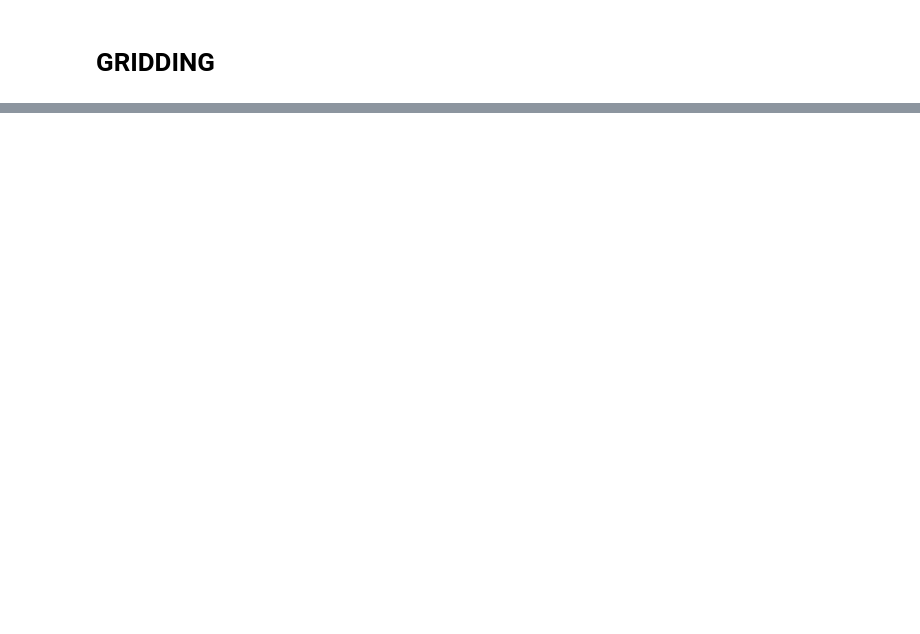
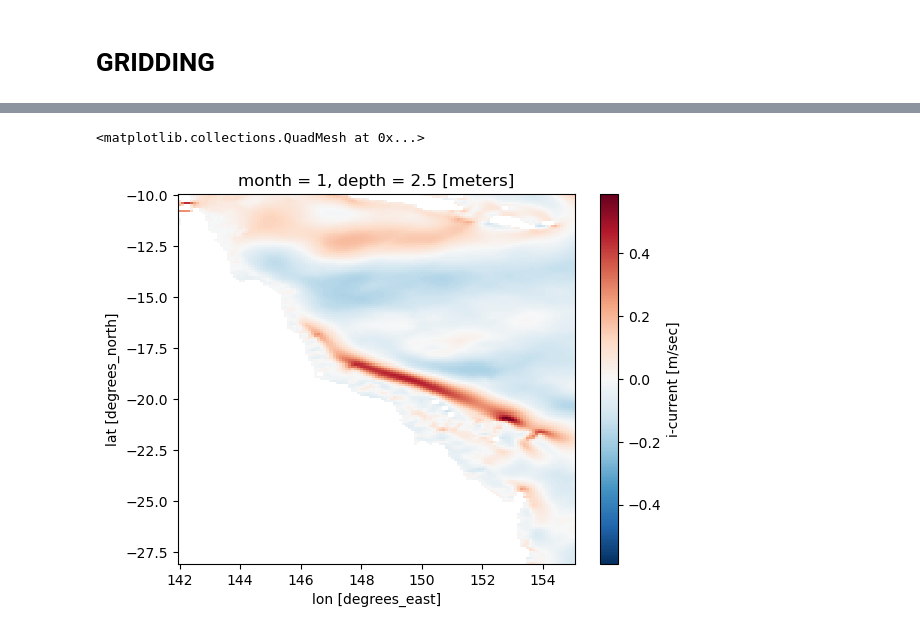
Before and after one commit to CARSv2/cars-v2, a Jupyter notebook: notebooks/format_UV_4DIVAnd.ipynb, the cells around one changed output, grey strips where cells are left out. Saved outputs shown, nothing was run; the diff lists cells and outputs as text; code cells hidden in the pictures; blank space fills up the shorter version.

```diff
--- a/notebooks/format_UV_4DIVAnd.ipynb
+++ b/notebooks/format_UV_4DIVAnd.ipynb
@@ -197,0 +300,8 @@ Attributes:
+# %%
+ds_out = xr.Dataset(
+    {
+        "lat": (["lat"], DIVAnd_mapping.lat.values, {"units": "degrees_north"}),
+        "lon": (["lon"], DIVAnd_mapping.lon.values, {"units": "degrees_east"}),
+    }
+)
+ds_out
@@ -197,0 +316,8 @@ Attributes:
+# %%
+ds_in = xr.Dataset(
+    {
+        "lat": (["lat"], UV_GBR.lat.values, {"units": "degrees_north"}),
+        "lon": (["lon"], UV_GBR.lon.values, {"units": "degrees_east"}),
+    }
+)
+ds_in
@@ -197,0 +332,3 @@ Attributes:
+# %%
+regridder = xe.Regridder(ds_in, ds_out, "conservative")
+regridder  # print basic regridder information.
@@ -197,0 +343,3 @@ Attributes:
+# %%
+UV_GBR_out = regridder(UV_GBR, keep_attrs=True)
+UV_GBR_out
@@ -197,0 +408,5 @@ Attributes:
+# %%
+UV_GBR_out.isel({'month':0,'depth':0}).u.plot()
+# %% [output]
+<matplotlib.collections.QuadMesh at 0x...>
+[figure, added]
```
Also changed, not shown: parts of 10 cells of this notebook.
